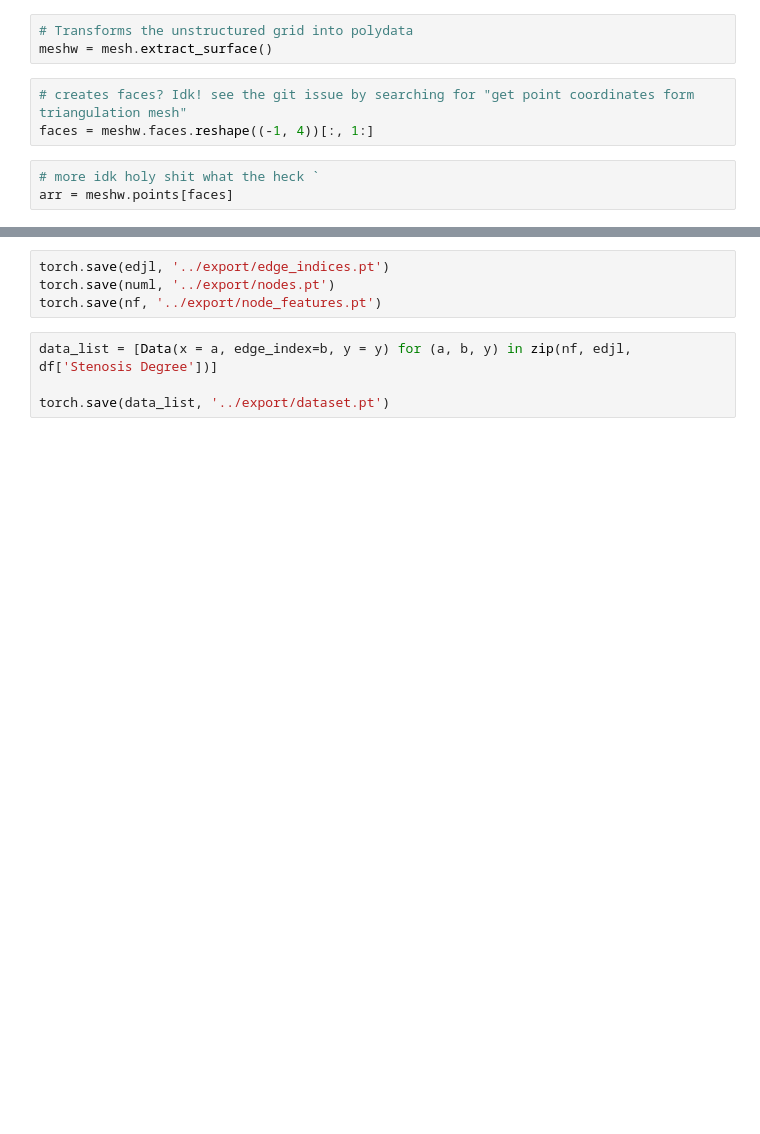
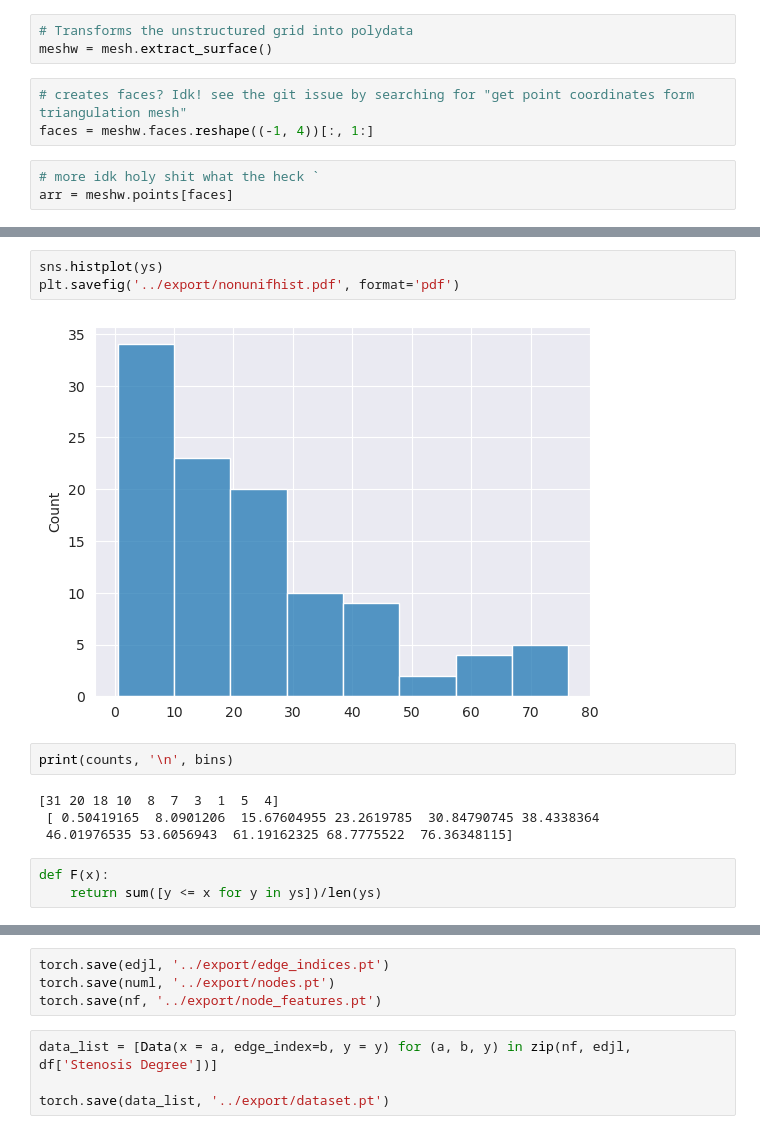
Before and after one commit to rhoP/MLgSA_GCNN, a Jupyter notebook: anal/Analysis.ipynb, the cells around one changed output, grey strips where cells are left out. Cells and saved outputs as stored; diff of their text form; blank space fills up the shorter version.

```diff
--- a/anal/Analysis.ipynb
+++ b/anal/Analysis.ipynb
@@ -143,0 +179,14 @@ mesh.points.shape
+# %%
+sns.histplot(ys)
+plt.savefig('../export/nonunifhist.pdf', format='pdf')
+# %% [output]
+[figure, added]
+# %%
+print(counts, '\n', bins)
+# %% [output]
+[31 20 18 10  8  7  3  1  5  4]
+ [ 0.50419165  8.0901206  15.67604955 23.2619785  30.84790745 38.4338364
+ 46.01976535 53.6056943  61.19162325 68.7775522  76.36348115]
+# %%
+def F(x):
+    return sum([y <= x for y in ys])/len(ys)
```
Also changed, not shown: parts of 52 cells of this notebook, 13 other files.
